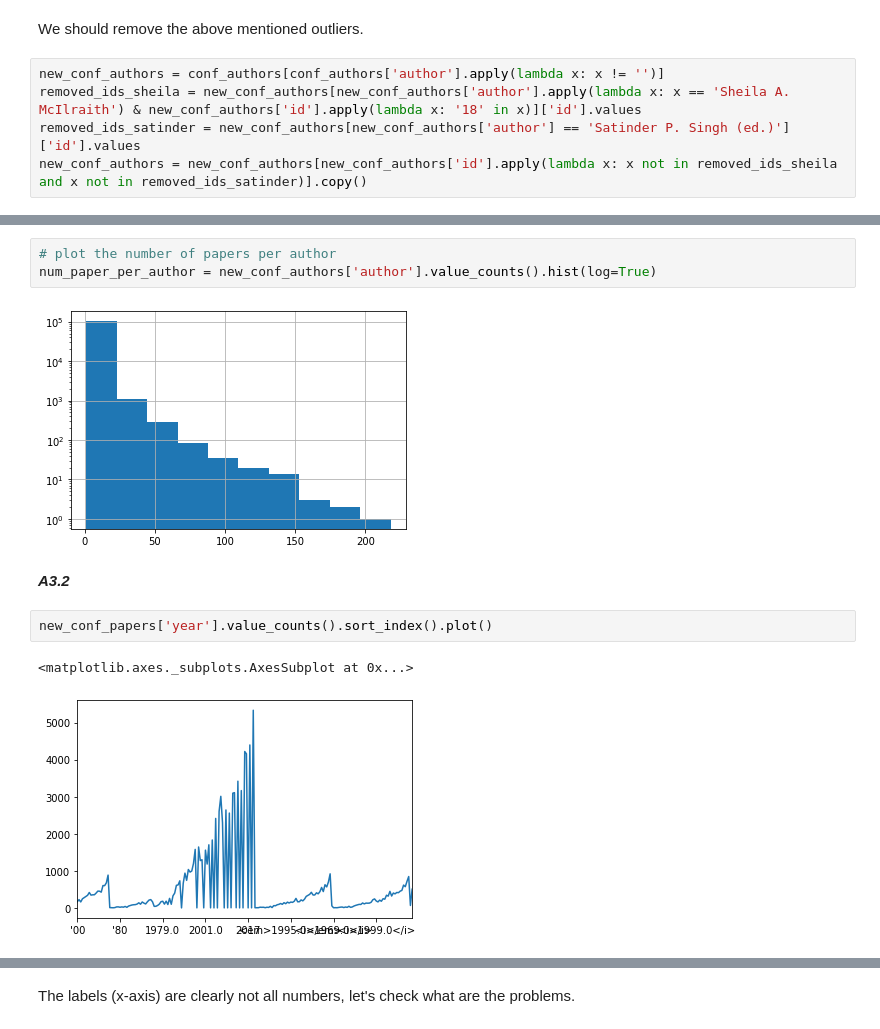
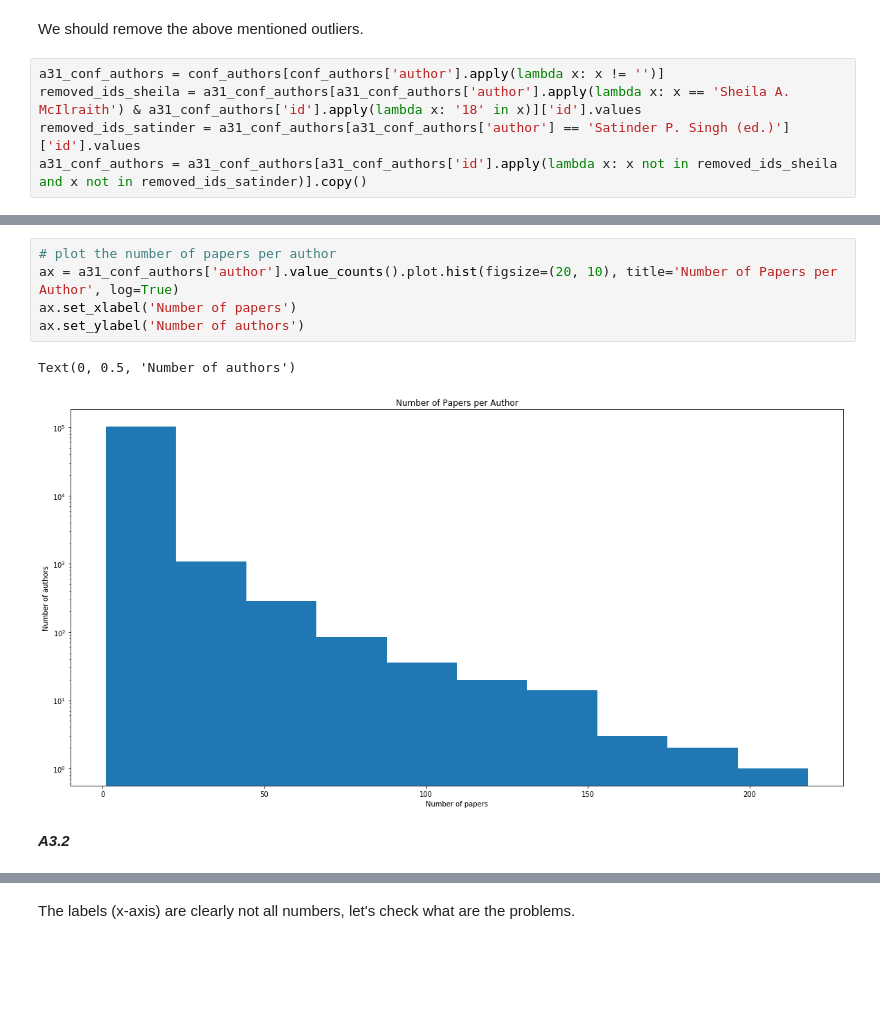
Before and after one commit to dinotuku/2019, a Jupyter notebook: Homework/01 - Pandas and Data Wrangling/hw1.ipynb, the cells around one changed output, grey strips where cells are left out. Saved outputs shown, nothing was run; the diff lists cells and outputs as text; blank space fills up the shorter version.

```diff
--- a/Homework/01 - Pandas and Data Wrangling/hw1.ipynb
+++ b/Homework/01 - Pandas and Data Wrangling/hw1.ipynb
@@ -268,8 +292,8 @@ Ok, so it's just Satinder P. Singh(ed.), cause the total number is the same.
 # %% [markdown]
 We should remove the above mentioned outliers.
 # %%
-new_conf_authors = conf_authors[conf_authors['author'].apply(lambda x: x != '')]
-removed_ids_sheila = new_conf_authors[new_conf_authors['author'].apply(lambda x: x == 'Sheila A. McIlraith') & new_conf_authors['id'].apply(lambda x: '18' in x)]['id'].values
-removed_ids_satinder = new_conf_authors[new_conf_authors['author'] == 'Satinder P. Singh (ed.)']['id'].values
-new_conf_authors = new_conf_authors[new_conf_authors['id'].apply(lambda x: x not in removed_ids_sheila and x not in removed_ids_satinder)].copy()
+a31_conf_authors = conf_authors[conf_authors['author'].apply(lambda x: x != '')]
+removed_ids_sheila = a31_conf_authors[a31_conf_authors['author'].apply(lambda x: x == 'Sheila A. McIlraith') & a31_conf_authors['id'].apply(lambda x: '18' in x)]['id'].values
+removed_ids_satinder = a31_conf_authors[a31_conf_authors['author'] == 'Satinder P. Singh (ed.)']['id'].values
+a31_conf_authors = a31_conf_authors[a31_conf_authors['id'].apply(lambda x: x not in removed_ids_sheila and x not in removed_ids_satinder)].copy()
 # %%
@@ -282,13 +306,11 @@ new_conf_papers.shape[0] == new_conf_authors['id'].unique().size
 True
 # %%
 # plot the number of papers per author
-num_paper_per_author = new_conf_authors['author'].value_counts().hist(log=True)
+ax = a31_conf_authors['author'].value_counts().plot.hist(figsize=(20, 10), title='Number of Papers per Author', log=True)
+ax.set_xlabel('Number of papers')
+ax.set_ylabel('Number of authors')
 # %% [output]
+Text(0, 0.5, 'Number of authors')
-[figure, old version]
+[figure, new version]
 # %% [markdown]
 ***A3.2***
-# %%
-new_conf_papers['year'].value_counts().sort_index().plot()
-# %% [output]
-<matplotlib.axes._subplots.AxesSubplot at 0x...>
-[figure, removed]
```
Also changed, not shown: parts of 73 cells of this notebook.
